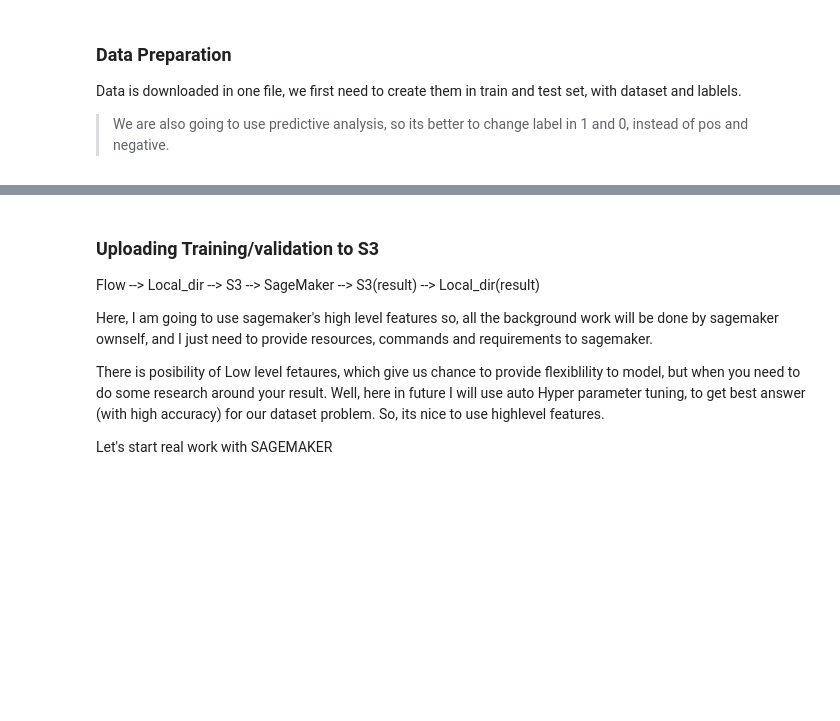
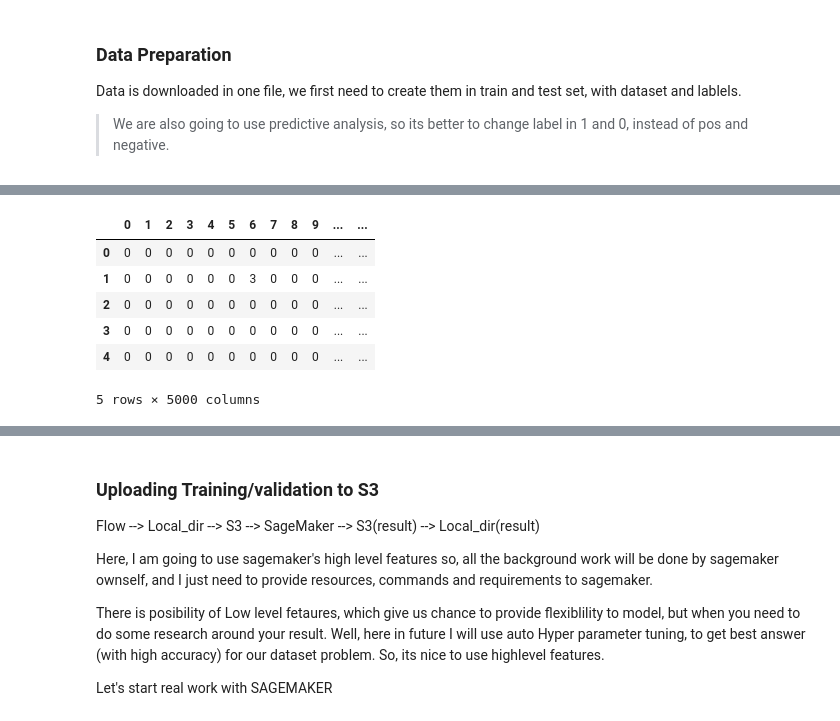
Before and after one commit to Dave-Vedant/Deep_Learning_NanoDegree-Udacity, a Jupyter notebook: Sentiment Web Application Deployment [AWS - SageMaker]/HyperParameter_Tuning with sagemaker.ipynb, the cells around one changed output, grey strips where cells are left out. Drawn from its saved outputs; the diff is of its cells as text; code cells hidden in the pictures; blank space fills up the shorter version.

```diff
--- a/Sentiment Web Application Deployment [AWS - SageMaker]/HyperParameter_Tuning with sagemaker.ipynb
+++ b/Sentiment Web Application Deployment [AWS - SageMaker]/HyperParameter_Tuning with sagemaker.ipynb
@@ -101,13 +123,13 @@ stemmer = PorterStemmer()
 # %%
-import re
-from bs4 import BeautifulSoup
+import re                                                     # import request.
+from bs4 import BeautifulSoup                                 # python library for html and css parsing(remove format stye...)
 
 def review_to_words(review):
     text = BeautifulSoup(review, "html.parser").get_text()                      # remove html tags
     text = re.sub(r"[^a-zA-Z0-9]"," ",text.lower())                             # conver to lowercase (all a to z, A to Z, 0 to 9)
     words = text.split()                                                        # split string into words
     words = [w for w in words if  w not in stopwords.words("english")]          # remove stopwords
-    words = [PoreterStemmer().stem(w) for w in words]                           # stem --> nlp library for stemmers (prular words, languages, similar etc...)
+    words = [PorterStemmer().stem(w) for w in words]                           # stem --> nlp library for stemmers (prular words, languages, similarity etc...)
     return words
 # %%
 import pickle                                                                   # for serializing/deserializing python input (here,pickle--> converts datastructure to byte stram)
@@ -141,3 +176,3 @@ def preprocess_data(data_train, data_test, labels_train, labels_test,
 # %%
 # get preprocessed data
-train_X,test_X,train_y,test_y = preprocessed_data(train_X,test_X,train_y,test_y)
+train_X,test_X,train_y,test_y = preprocess_data(train_X,test_X,train_y,test_y)
@@ -148,32 +192,34 @@ Features are most important for machine learning model. Feature extraction with
 # %%
 import numpy as np
-form sklearn.feature_extraction.text import countvectorizer
+from sklearn.feature_extraction.text import CountVectorizer
 from sklearn.externals import joblib                                            # joblib is advanced pickle version used for storing numpy arrays (bite-pyhton_moduel-bite
 
-def extract_BoW_features(words_train,words_test,vocabulary_size = 5000,cache_dir = cache_dir, cache_file = 'bow_features.pkl'):
+def extract_BoW_features(words_train,words_test,vocabulary_size = 5000,
+                         cache_dir = cache_dir, cache_file = 'bow_features.pkl'):
     cache_data = None
     if cache_file is not None:
         try:
-            with open(os.path.join(cache_dir, cache_file),, 'rb') as f:
+            with open(os.path.join(cache_dir, cache_file), 'rb') as f:
                 cache_data = joblib.load(f)
             print("Read features from cache file: ", cache_file)
         except:
             pass
 
     if cache_data is None:
-        vectorizer = Coutnvectorizer(max_features = vocabulary_size ,
+        vectorizer = CountVectorizer(max_features = vocabulary_size ,
                                      preprocessor = lambda x: x,tokenizer = lambda x:x)
         features_train = vectorizer.fit_transform(words_train).toarray()
-        featrues_test = vectorizer.transform(words_test).toarray()
+        features_test = vectorizer.transform(words_test).toarray()
 
         if cache_file is not None:
-          vocabulary = vectorizer.vocabulary_
-          cache_data = dict(features_train = features_train,features_test=features_test,
+            vocabulary = vectorizer.vocabulary_
+            cache_data = dict(features_train = features_train,features_test=features_test,
                             vocabulary = vocabulary)
-          with open(os.path.join(cache_dir, cache_file),'wb') as f:
-            job.dump(cache_data,f)
-          print("wrote features to cache file:",cache_file)
+            with open(os.path.join(cache_dir, cache_file),'wb') as f:
+                joblib.dump(cache_data,f)
+            print("wrote features to cache file:",cache_file)
     else:
-        features_train, features_test,vocabulary = (cache_dta['features_train'],cache_data['features_test'],cache_data['vocabulary'])
+        features_train, features_test,vocabulary = (cache_data['features_train'],cache_data['features_test'],
+                                                    cache_data['vocabulary'])
 
     return features_train, features_test, vocabulary
@@ -184,0 +226,2 @@ I will use XGBoost from Sagemaker and for that we need some preparation accordin
+# %%
+train_X,test_X,vocabulary = extract_BoW_features(train_X,test_X)
@@ -194,3 +242,13 @@ train_y = pd.DataFrame(train_y[10000:])
 data_dir = '../data/xgboost'
 if not os.path.exists(data_dir):                                                # ensure about dir. (resolve bug)
     os.makedirs(data_dir)
+# %%
+train_X.head()
+# %% [output]
+|  | 0 | 1 | 2 | 3 | 4 | 5 | 6 | 7 | 8 | 9 | ... | ... |
+| 0 | 0 | 0 | 0 | 0 | 0 | 0 | 0 | 0 | 0 | 0 | ... | ... |
+| 1 | 0 | 0 | 0 | 0 | 0 | 0 | 3 | 0 | 0 | 0 | ... | ... |
+| 2 | 0 | 0 | 0 | 0 | 0 | 0 | 0 | 0 | 0 | 0 | ... | ... |
+| 3 | 0 | 0 | 0 | 0 | 0 | 0 | 0 | 0 | 0 | 0 | ... | ... |
+| 4 | 0 | 0 | 0 | 0 | 0 | 0 | 0 | 0 | 0 | 0 | ... | ... |
+5 rows × 5000 columns
```
Also changed, not shown: parts of 44 cells of this notebook.
